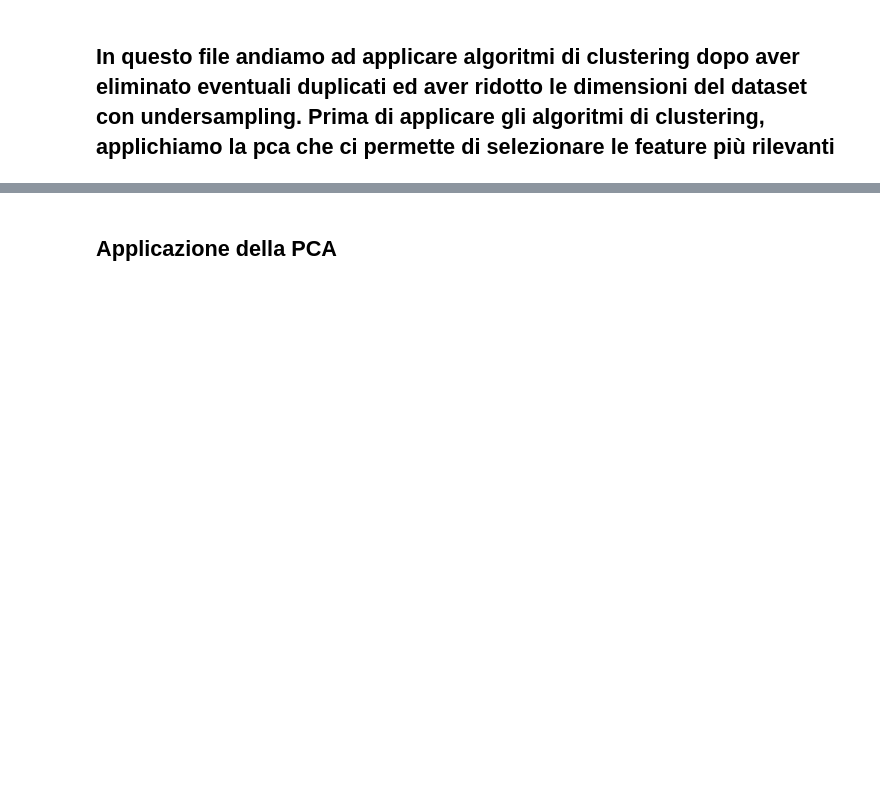
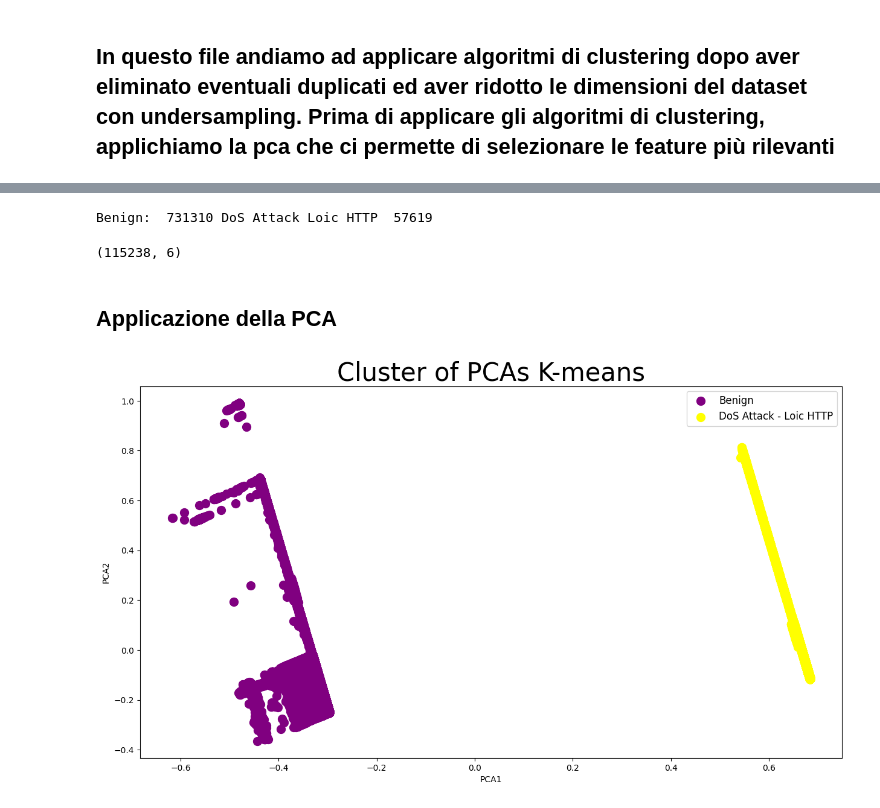
Before and after one commit to ChiaraAmalia/AdvancedCyberSecurity, a Jupyter notebook: clust_pca_2002.ipynb, the cells around one changed output, grey strips where cells are left out. Saved outputs shown, nothing was run; the diff lists cells and outputs as text; code cells hidden in the pictures; blank space fills up the shorter version.

```diff
--- a/clust_pca_2002.ipynb
+++ b/clust_pca_2002.ipynb
@@ -27,9 +23,9 @@ df = df.drop_duplicates()
 # %%
 # Seleziona una frazione casuale delle righe in base a una colonna specifica
-# Selezioniamo il 50% delle righe
+# Selezioniamo il 10% delle righe
 
 colonna_interessata = 'Label'
-frazione_da_selezionare = 0.5  # Ad esempio, seleziona il 50% delle righe
+frazione_da_selezionare = 0.1 # Ad esempio, seleziona il 10% delle righe
 
 
 df = df.groupby(colonna_interessata).apply(lambda x: x.sample(frac=frazione_da_selezionare, random_state=42)).reset_index(drop=True)
@@ -67,14 +84,18 @@ display(df_filtrato)
 # %%
-bot = df_filtrato[df_filtrato.Label == 1]
+dos_loic = df_filtrato[df_filtrato.Label == 1]
 benign = df_filtrato[df_filtrato.Label == 0]
 
-print("Benign: ", len(benign), "Bot: ", len(bot))
+print("Benign: ", len(benign), "DoS Attack Loic HTTP ", len(dos_loic))
+# %% [output]
+Benign:  731310 DoS Attack Loic HTTP  57619
 # %%
 #bilanciamento del dataset
-balanced_d = pd.concat([bot, benign.sample(len(bot))])
+balanced_d = pd.concat([dos_loic, benign.sample(len(dos_loic))])
 bal_x = balanced_d.iloc[:,:-1]
 bal_y = balanced_d.iloc[:,-1:]
 balanced_d.shape
+# %% [output]
+(115238, 6)
 # %% [markdown]
 ## Applicazione della PCA
 # %%
@@ -86,7 +107,7 @@ pca_x = pca.transform(bal_x)
 n_clusters = len(balanced_d['Label'].unique())  # numero di cluster
 # %%
 #applicazione del kmeans
-km = KMeans(n_clusters = 2, init = 'k-means++', max_iter = 300, n_init = 10, random_state = 0)
+km = KMeans(n_clusters = n_clusters, init = 'k-means++', max_iter = 300, n_init = 10, random_state = 0)
 y_pred = km.fit_predict(pca_x)
 
 # Associazione del cluster i-esimo con la classe i-esima
@@ -122,25 +143,27 @@ for ind,true_value in zip(indici,difference['num_class']):
 # %%
 #Plot dei risultati
 
 plt.figure(figsize=(15,8))
 plt.title('Cluster of PCAs K-means', fontsize = 30)
 
 plt.scatter(pca_x[y_pred == 0, 0], pca_x[y_pred == 0, 1], s = 100, c = 'purple', label = "Benign")
-plt.scatter(pca_x[y_pred == 1, 0], pca_x[y_pred == 1, 1], s = 100, c = 'yellow', label = "Bot")
+plt.scatter(pca_x[y_pred == 1, 0], pca_x[y_pred == 1, 1], s = 100, c = 'yellow', label = "DoS Attack - Loic HTTP")
 
 
 plt.xlabel('PCA1')
 plt.ylabel('PCA2')
 
 # Add legend
 plt.legend(fontsize='large')
 
 title = "KMeans_PCA"
 if not os.path.exists('image/'+nome_file+'/clustering_pca/'):
     os.makedirs('image/'+nome_file+'/clustering_pca/')
 plt.savefig('image/'+nome_file+'/clustering_pca/'+ title +'.png')
 
 plt.show()
+# %% [output]
+[figure, added]
 # %%
 accuracy_kmeans = str(accuracy_score(y_pred,bal_y))
 precision_kmeans = str(precision_score(y_pred,bal_y))
```
Also changed, not shown: parts of 12 cells of this notebook, 26 other files.
